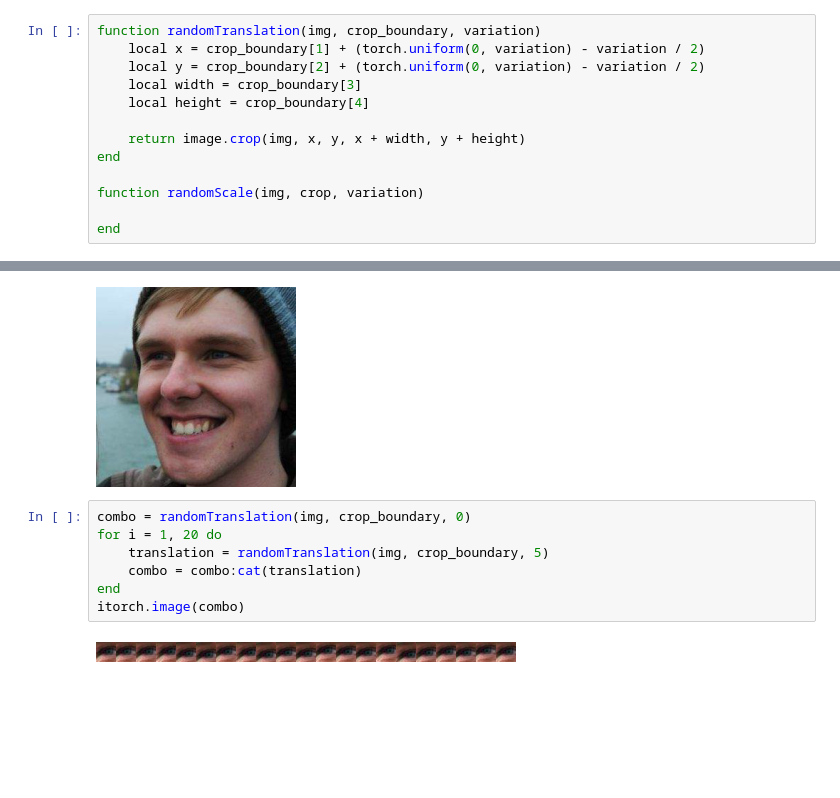
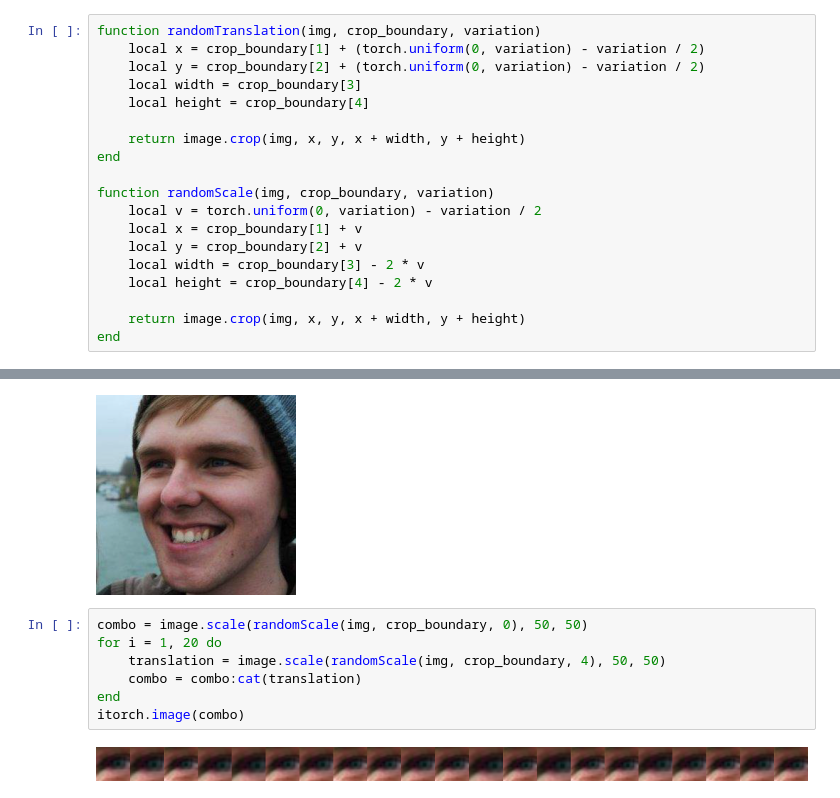
Before and after one commit to boerjames/leuko, a Jupyter notebook: itorch/test.ipynb, the cells around one changed output, grey strips where cells are left out. Drawn from its saved outputs; the diff is of its cells as text; blank space fills up the shorter version.

Commit message:
random scale working

```diff
--- a/itorch/test.ipynb
+++ b/itorch/test.ipynb
@@ -15,8 +15,14 @@ function randomTranslation(img, crop_boundary, variation)
     return image.crop(img, x, y, x + width, y + height)
 end
 
-function randomScale(img, crop, variation)
+function randomScale(img, crop_boundary, variation)
+    local v = torch.uniform(0, variation) - variation / 2
+    local x = crop_boundary[1] + v
+    local y = crop_boundary[2] + v
+    local width = crop_boundary[3] - 2 * v
+    local height = crop_boundary[4] - 2 * v
 
+    return image.crop(img, x, y, x + width, y + height)
 end
 # %%
 d = 200
@@ -31,11 +37,11 @@ itorch.image(img)
 # %% [output]
 [figure]
 # %%
-combo = randomTranslation(img, crop_boundary, 0)
+combo = image.scale(randomScale(img, crop_boundary, 0), 50, 50)
 for i = 1, 20 do
-    translation = randomTranslation(img, crop_boundary, 5)
+    translation = image.scale(randomScale(img, crop_boundary, 4), 50, 50)
     combo = combo:cat(translation)
 end
 itorch.image(combo)
 # %% [output]
-[figure, old version]
+[figure, new version]
```
Also changed, not shown: 1 other file.
